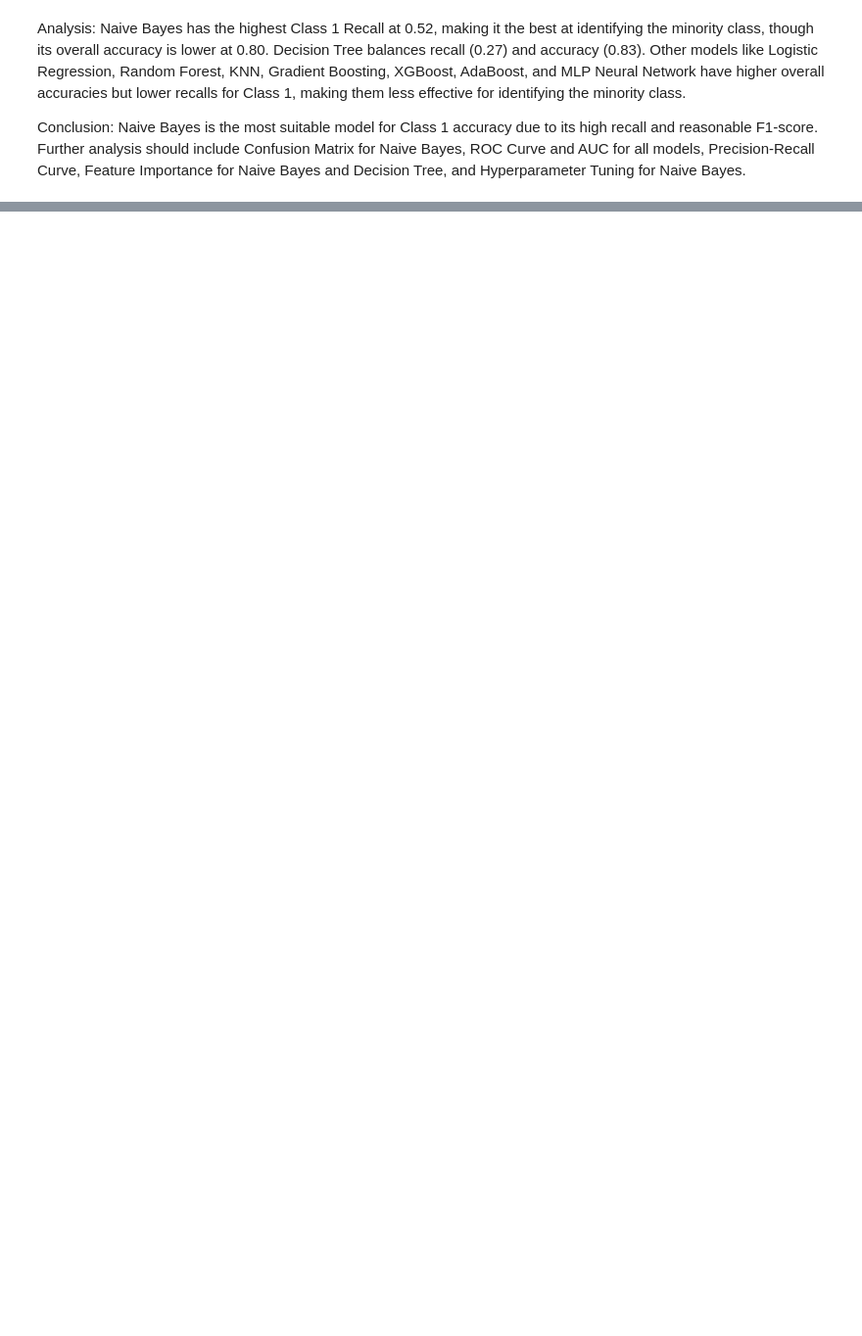
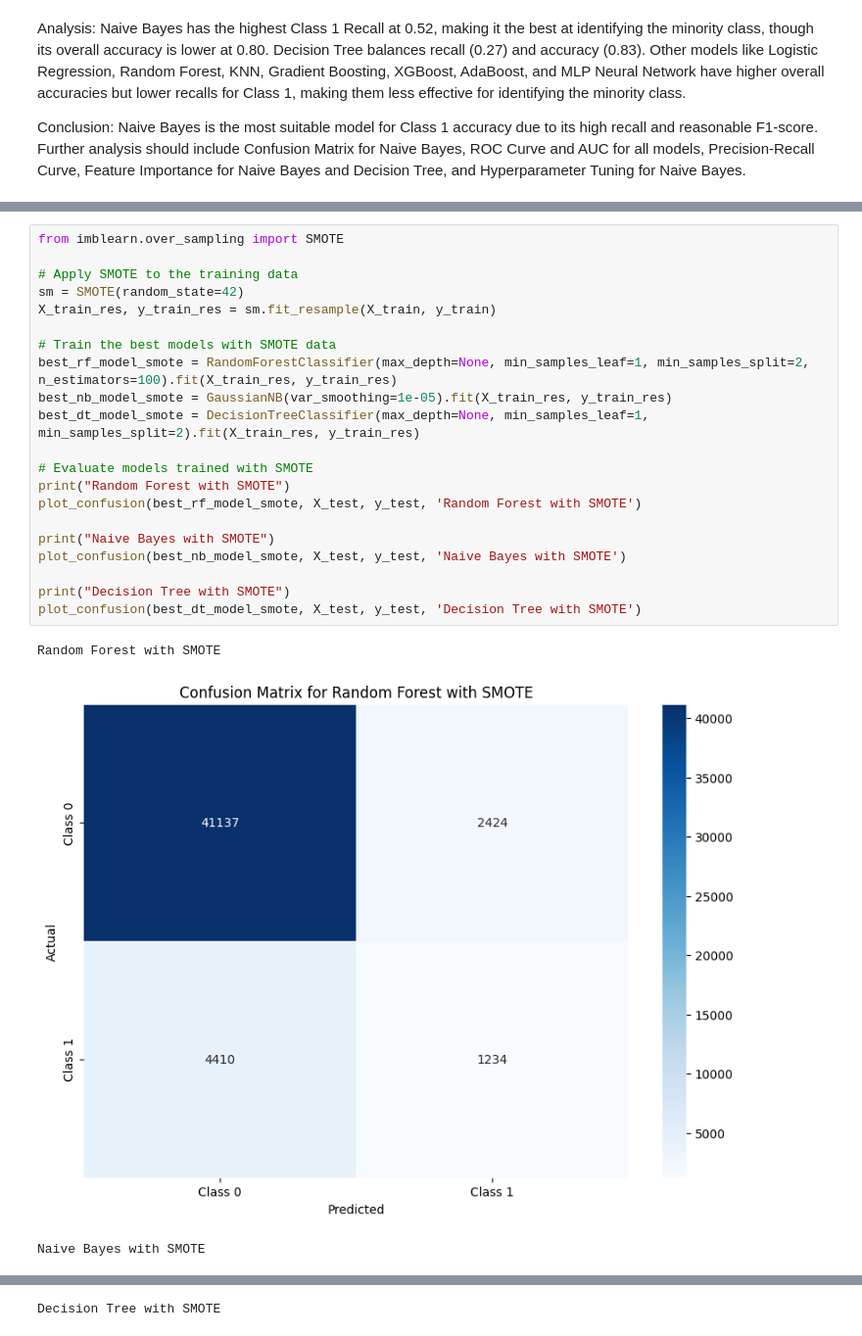
Before and after one commit to EthanH2333/MBAN-6100-Group-Assignment, a Jupyter notebook: heart_disease_prediction.ipynb, the cells around one changed output, grey strips where cells are left out. Shown at 98% size. Saved outputs shown, nothing was run; the diff lists cells and outputs as text; blank space fills up the shorter version.

```diff
--- a/heart_disease_prediction.ipynb
+++ b/heart_disease_prediction.ipynb
@@ -1211,0 +1316,25 @@ weighted avg       0.84      0.88      0.85     49205
+# %%
+from imblearn.over_sampling import SMOTE
+
+# Apply SMOTE to the training data
+sm = SMOTE(random_state=42)
+X_train_res, y_train_res = sm.fit_resample(X_train, y_train)
+
+# Train the best models with SMOTE data
+best_rf_model_smote = RandomForestClassifier(max_depth=None, min_samples_leaf=1, min_samples_split=2, n_estimators=100).fit(X_train_res, y_train_res)
+best_nb_model_smote = GaussianNB(var_smoothing=1e-05).fit(X_train_res, y_train_res)
+best_dt_model_smote = DecisionTreeClassifier(max_depth=None, min_samples_leaf=1, min_samples_split=2).fit(X_train_res, y_train_res)
+
+# Evaluate models trained with SMOTE
+print("Random Forest with SMOTE")
+plot_confusion(best_rf_model_smote, X_test, y_test, 'Random Forest with SMOTE')
+
+print("Naive Bayes with SMOTE")
+plot_confusion(best_nb_model_smote, X_test, y_test, 'Naive Bayes with SMOTE')
+
+print("Decision Tree with SMOTE")
+plot_confusion(best_dt_model_smote, X_test, y_test, 'Decision Tree with SMOTE')
+# %% [output]
+Random Forest with SMOTE
+[figure, added]
+Naive Bayes with SMOTE
@@ -1211,0 +1342 @@ weighted avg       0.84      0.88      0.85     49205
+Decision Tree with SMOTE
```
Also changed, not shown: parts of 8 cells of this notebook, 1 other file.
